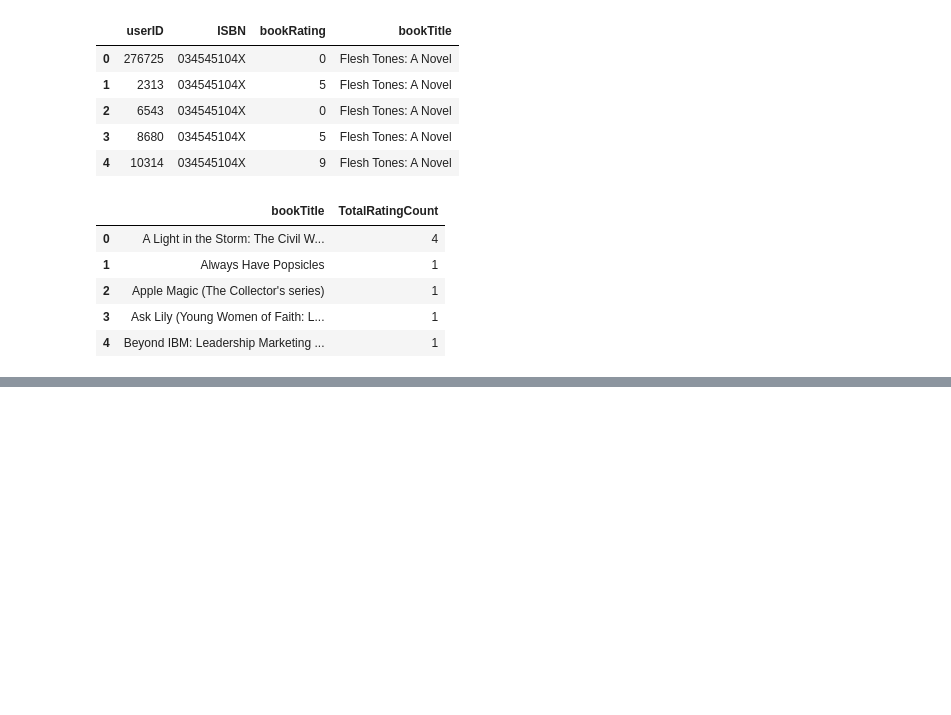
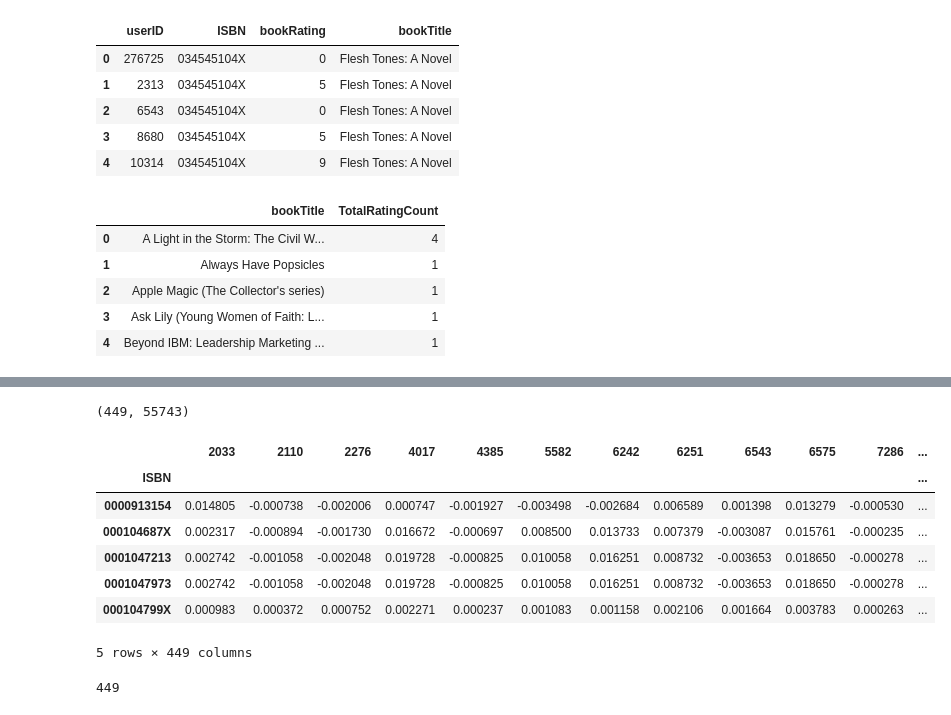
Before and after one commit to Sharath2021/Book-Recommendation-System, a Jupyter notebook: Book_Recommendation_System.ipynb, the cells around one changed output, grey strips where cells are left out. Drawn from its saved outputs; the diff is of its cells as text; code cells hidden in the pictures; blank space fills up the shorter version.

```diff
--- a/Book_Recommendation_System.ipynb
+++ b/Book_Recommendation_System.ipynb
@@ -805,0 +1050,3 @@ book_ratingcount.head()
+# %%
+users_ids = list(users_items_pivot_matrix_df.index)
+users_ids[:10]
@@ -805,0 +1058,6 @@ book_ratingcount.head()
+# %%
+# The number of factors to factor the user-item matrix.
+NUMBER_OF_FACTORS_MF = 15
+
+#Performs matrix factorization of the original user item matrix
+U, sigma, Vt = svds(users_items_pivot_matrix, k = NUMBER_OF_FACTORS_MF)
@@ -805,0 +1072,3 @@ book_ratingcount.head()
+# %%
+sigma = np.diag(sigma)
+sigma.shape
@@ -805,0 +1081,3 @@ book_ratingcount.head()
+# %%
+all_user_predicted_ratings = np.dot(np.dot(U, sigma), Vt)
+all_user_predicted_ratings
@@ -805,0 +1098,21 @@ book_ratingcount.head()
+# %%
+all_user_predicted_ratings.shape
+# %% [output]
+(449, 55743)
+# %%
+#Converting the reconstructed matrix back to a Pandas dataframe
+cf_preds_df = pd.DataFrame(all_user_predicted_ratings, columns = users_items_pivot_matrix_df.columns, index=users_ids).transpose()
+cf_preds_df.head()
+# %% [output]
+|  | 2033 | 2110 | 2276 | 4017 | 4385 | 5582 | 6242 | 6251 | 6543 | 6575 | 7286 | ... |
+| ISBN |  |  |  |  |  |  |  |  |  |  |  | ... |
+| 0000913154 | 0.014805 | -0.000738 | -0.002006 | 0.000747 | -0.001927 | -0.003498 | -0.002684 | 0.006589 | 0.001398 | 0.013279 | -0.000530 | ... |
+| 000104687X | 0.002317 | -0.000894 | -0.001730 | 0.016672 | -0.000697 | 0.008500 | 0.013733 | 0.007379 | -0.003087 | 0.015761 | -0.000235 | ... |
+| 0001047213 | 0.002742 | -0.001058 | -0.002048 | 0.019728 | -0.000825 | 0.010058 | 0.016251 | 0.008732 | -0.003653 | 0.018650 | -0.000278 | ... |
+| 0001047973 | 0.002742 | -0.001058 | -0.002048 | 0.019728 | -0.000825 | 0.010058 | 0.016251 | 0.008732 | -0.003653 | 0.018650 | -0.000278 | ... |
+| 000104799X | 0.000983 | 0.000372 | 0.000752 | 0.002271 | 0.000237 | 0.001083 | 0.001158 | 0.002106 | 0.001664 | 0.003783 | 0.000263 | ... |
+5 rows × 449 columns
+# %%
+len(cf_preds_df.columns)
+# %% [output]
+449
```
Also changed, not shown: parts of 59 cells of this notebook.
